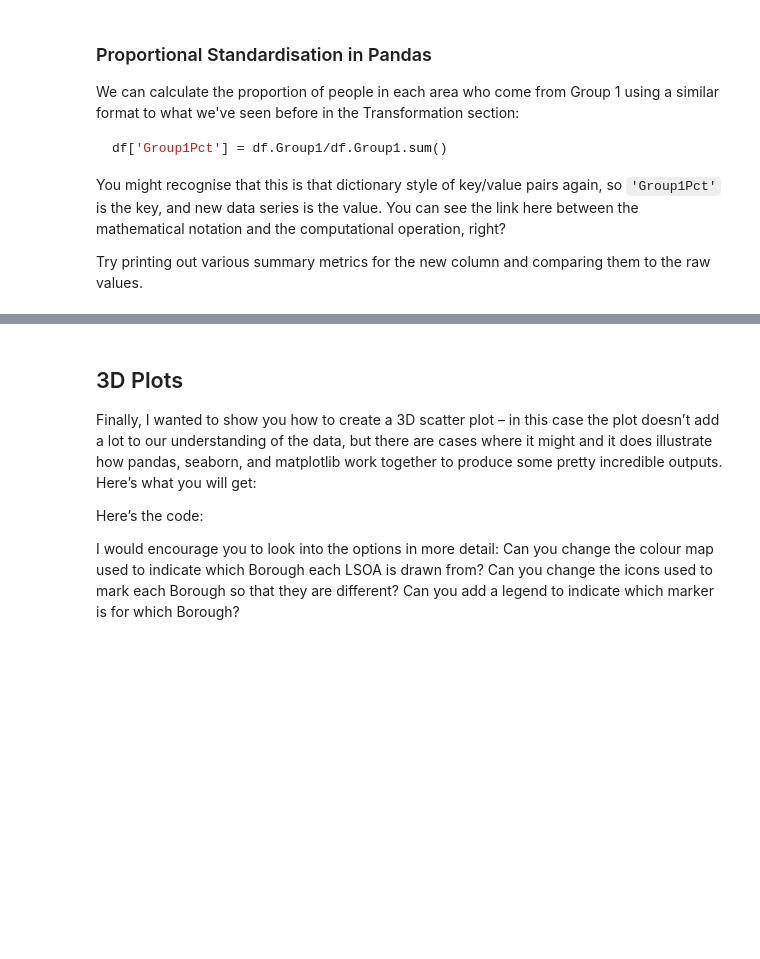
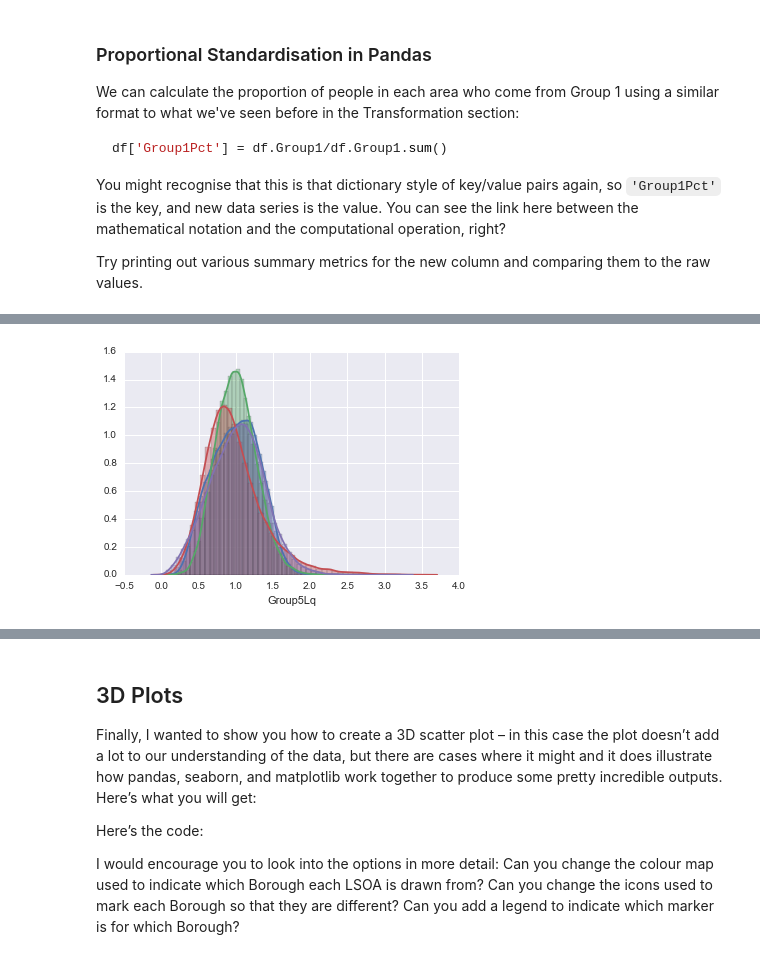
Before and after one commit to kingsgeocomp/geocomputation, a Jupyter notebook: Practical-6-Visualisation.ipynb, the cells around one changed output, grey strips where cells are left out. Cells and saved outputs as stored; diff of their text form; code cells hidden in the pictures; blank space fills up the shorter version.

```diff
--- a/Practical-6-Visualisation.ipynb
+++ b/Practical-6-Visualisation.ipynb
@@ -616 +722,10 @@ OK, I want you to take a second here: although there was a lot of setup work tha
+# %%
+for c in ???:
+    df[c + 'Lq'] = (df[???] / df['Total']) / (float(df[???].sum()) / df[???].sum())
+
+    print(???.describe())
+
+    sns.distplot(???, hist=False)
+# %% [output]
+[figure, added]
 # %% [markdown]
```
Also changed, not shown: parts of 75 cells of this notebook.
